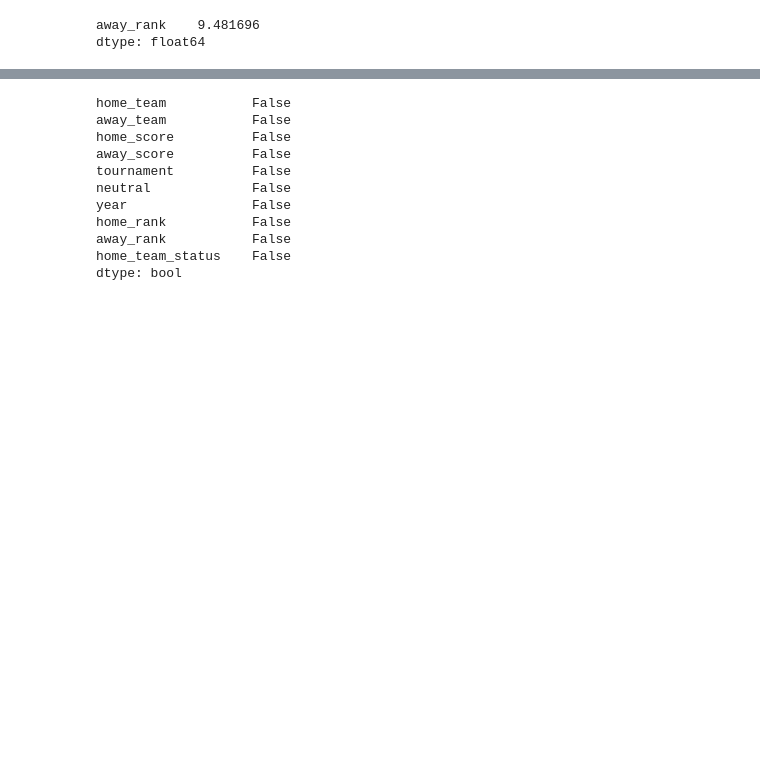
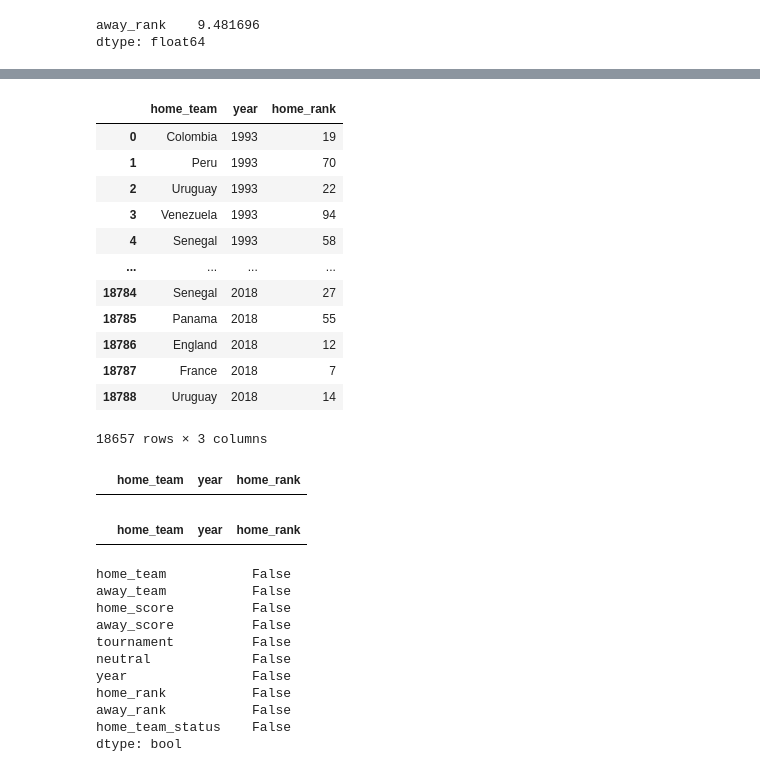
Before and after one commit to Obreintelly/Mchezo_Pesa_Football_Prediction_Analysis, a Jupyter notebook: Mchezo_Pesa_Football_Results_Prediction.ipynb, the cells around one changed output, grey strips where cells are left out. Saved outputs shown, nothing was run; the diff lists cells and outputs as text; code cells hidden in the pictures; blank space fills up the shorter version.

```diff
--- a/Mchezo_Pesa_Football_Results_Prediction.ipynb
+++ b/Mchezo_Pesa_Football_Results_Prediction.ipynb
@@ -606,0 +644,29 @@ dtype: float64
+# %%
+home_year_rank = df[['home_team', 'year', 'home_rank']]
+home_year_rank
+# %% [output]
+|  | home_team | year | home_rank |
+| 0 | Colombia | 1993 | 19 |
+| 1 | Peru | 1993 | 70 |
+| 2 | Uruguay | 1993 | 22 |
+| 3 | Venezuela | 1993 | 94 |
+| 4 | Senegal | 1993 | 58 |
+| ... | ... | ... | ... |
+| 18784 | Senegal | 2018 | 27 |
+| 18785 | Panama | 2018 | 55 |
+| 18786 | England | 2018 | 12 |
+| 18787 | France | 2018 | 7 |
+| 18788 | Uruguay | 2018 | 14 |
+18657 rows × 3 columns
+# %%
+#Checking to see if we the missing away countries had corresponding home ranking
+#in the respective years
+home_year_rank[home_year_rank['home_team']=='United States']
+# %% [output]
+|  | home_team | year | home_rank |
+# %%
+#Checking to see if we the missing away countries had corresponding home ranking
+#in the respective years
+home_year_rank[home_year_rank['home_team']=='Iran']
+# %% [output]
+|  | home_team | year | home_rank |
```
Also changed, not shown: parts of 19 cells of this notebook.
